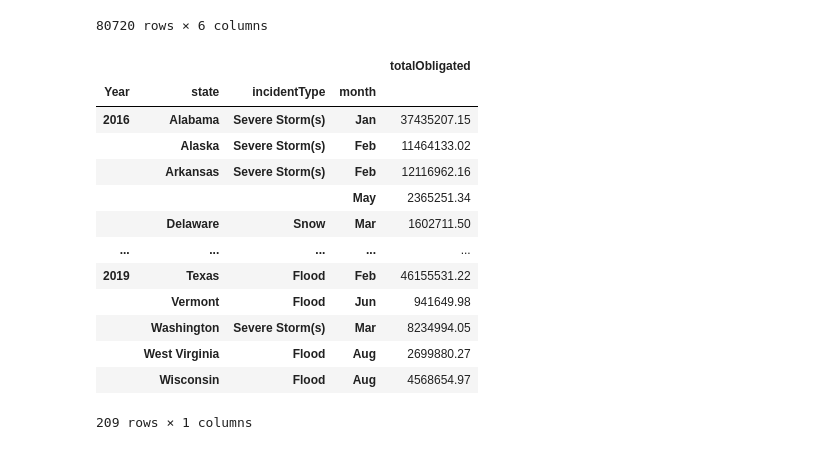
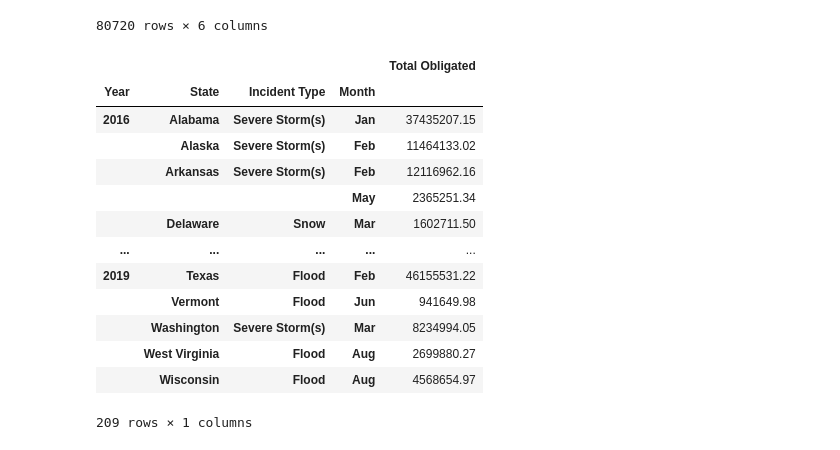
Before and after one commit to ryanwinn33/project2, a Jupyter notebook: Cleaning_PAS.ipynb, the cells around one changed output. Saved outputs shown, nothing was run; the diff lists cells and outputs as text; code cells hidden in the pictures.

```diff
--- a/Cleaning_PAS.ipynb
+++ b/Cleaning_PAS.ipynb
@@ -290,12 +326,18 @@ See the caveats in the documentation: http://pandas.pydata.org/pandas-docs/stabl
 | 315641 | 7.454298e+08 | 2017 | Hurricane | Puerto Rico | 2017-09-21T01:00:00.000Z | Sep |
 80720 rows × 6 columns
 # %%
+# rename column of declariation date to count of incidents
+renamedCost = cost.rename(columns={"totalObligated": "Total Obligated",
+                                         "state": "State",
+                                         "incidentType": "Incident Type",
+                                         "month": "Month"})
+
 #obtain count of incidents per month for each year
-monthCost = cost.groupby(['Year','state','incidentType','month']).sum()
+monthCost = renamedCost.groupby(['Year','State','Incident Type','Month']).sum()
 monthCost
 # %% [output]
-|  |  |  |  | totalObligated |
-| Year | state | incidentType | month |  |
+|  |  |  |  | Total Obligated |
+| Year | State | Incident Type | Month |  |
 | 2016 | Alabama | Severe Storm(s) | Jan | 37435207.15 |
 |  | Alaska | Severe Storm(s) | Feb | 11464133.02 |
 |  | Arkansas | Severe Storm(s) | Feb | 12116962.16 |
```
Also changed, not shown: parts of 7 cells of this notebook, 6 other files.
